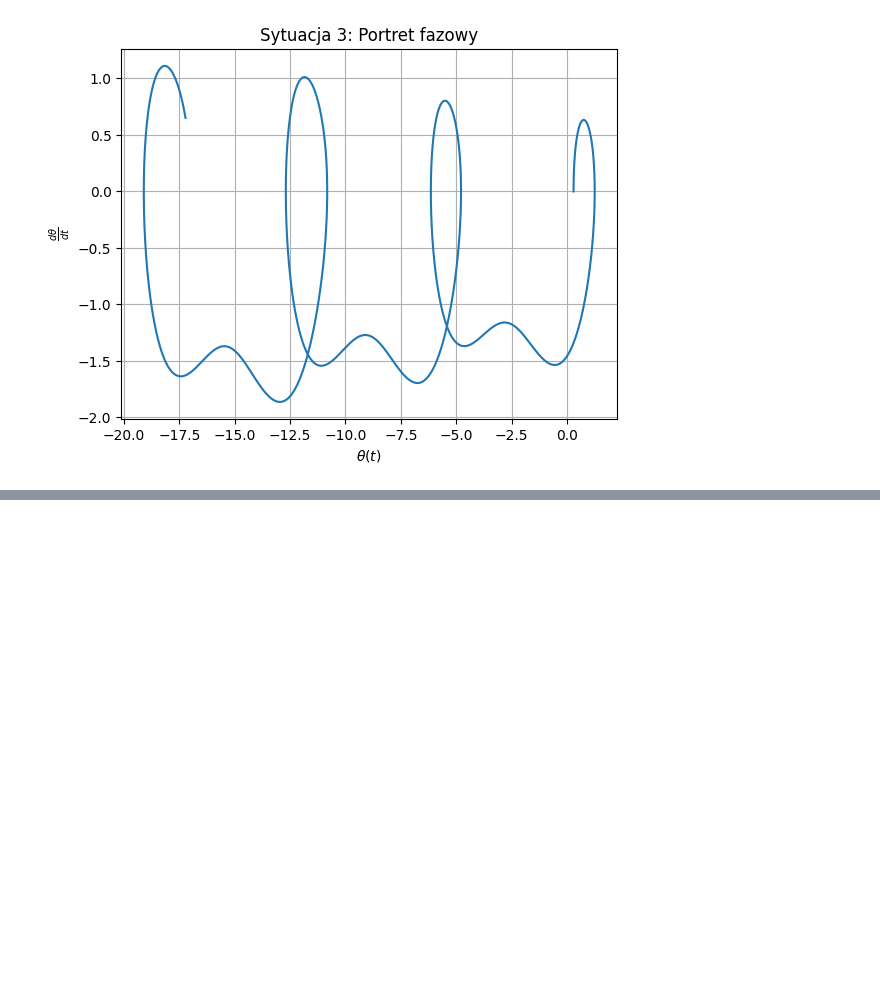
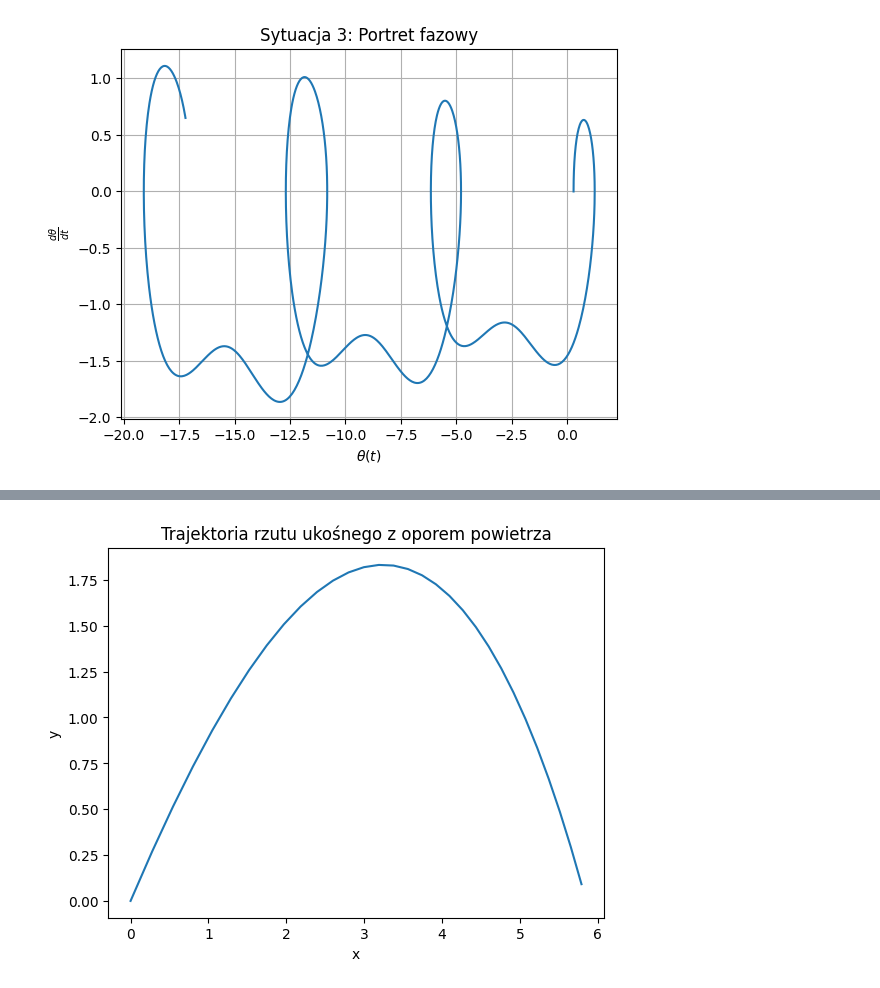
Before and after one commit to rafglo/Metody-numeryczne, a Jupyter notebook: lista7.ipynb, the cells around one changed output, grey strips where cells are left out. Saved outputs shown, nothing was run; the diff lists cells and outputs as text; code cells hidden in the pictures; blank space fills up the shorter version.

```diff
--- a/lista7.ipynb
+++ b/lista7.ipynb
@@ -238,0 +283,37 @@ plt.show()
+# %%
+cw = 0.35
+rho = 1.2
+A = 0.05
+m = 0.1
+g = 9.81
+# %%
+def projectile_motion_with_drag(t, values):
+    x, y_pos, vx, vy = values
+    V = np.sqrt(vx**2 + vy**2)
+    ax = -0.5 * cw * rho * A * V * vx / m
+    ay = -g - 0.5 * cw * rho * A * V * vy / m
+    return [vx, vy, ax, ay]
+# %%
+tmax = 10
+n_steps = 1000
+y_0 = 0
+x_0 = 0
+alpha = 45
+v0 = 10
+vx0 = v0 * np.cos(np.deg2rad(alpha))
+vy0 = v0 * np.sin(np.deg2rad(alpha))
+# %%
+values = runge_kutta_4th_order2([x_0, y_0, vx0, vy0], projectile_motion_with_drag,n_steps,t_max)
+x_vals, y_vals = values[:, 0], values[:, 1]
+valid_indices = y_vals >= 0
+x_vals = x_vals[valid_indices]
+y_vals = y_vals[valid_indices]
+# %%
+plt.plot(x_vals, y_vals)
+plt.xlabel("x")
+plt.ylabel("y")
+plt.title("Trajektoria rzutu ukośnego z oporem powietrza")
+plt.show()
+plt.show()
+# %% [output]
+[figure, added]
```
Also changed, not shown: parts of 9 cells of this notebook.
